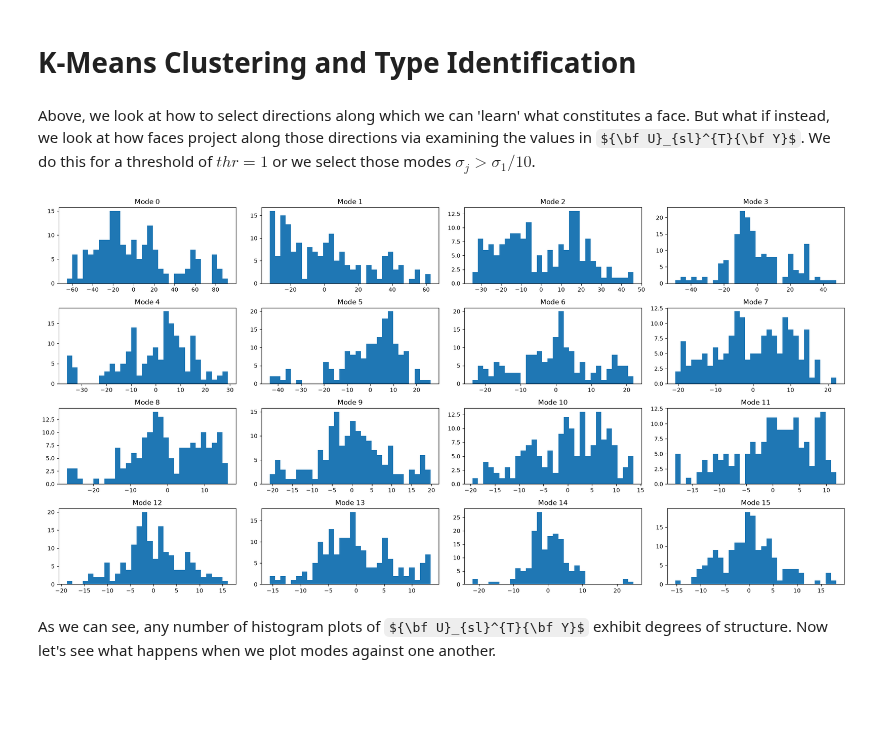
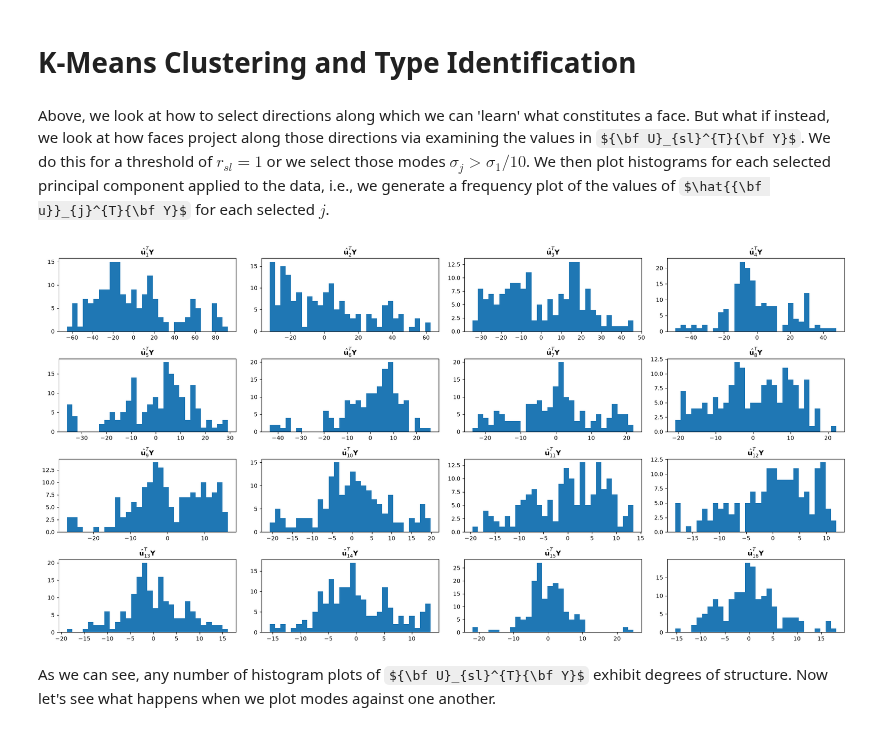
Before and after one commit to aadib2/Math_540_Fall_2026, a Jupyter notebook: Lecture_Notes_and_Code/Unsupervised_Learning/Applications_of_the_SVD_and_Cluster_Analysis.ipynb, the cells around one changed output. Cells and saved outputs as stored; diff of their text form; code cells hidden in the pictures; some formulas as TeX source; blank space fills up the shorter version.

```diff
--- a/Lecture_Notes_and_Code/Unsupervised_Learning/Applications_of_the_SVD_and_Cluster_Analysis.ipynb
+++ b/Lecture_Notes_and_Code/Unsupervised_Learning/Applications_of_the_SVD_and_Cluster_Analysis.ipynb
@@ -320,24 +320,25 @@ Yeah, so turns out Beans is not a human face.  And while that's obvious, this al
 # %% [markdown]
 # K-Means Clustering and Type Identification
 # %% [markdown]
-Above, we look at how to select directions along which we can 'learn' what constitutes a face.  But what if instead, we look at how faces project along those directions via examining the values in ${\bf U}_{sl}^{T}{\bf Y}$.  We do this for a threshold of $thr=1$ or we select those modes $\sigma_{j}>\sigma_{1}/10$.
+Above, we look at how to select directions along which we can 'learn' what constitutes a face.  But what if instead, we look at how faces project along those directions via examining the values in ${\bf U}_{sl}^{T}{\bf Y}$.  We do this for a threshold of $r_{sl}=1$ or we select those modes $\sigma_{j}>\sigma_{1}/10$.  We then plot histograms for each selected principal component applied to the data, i.e., we generate a frequency plot of the values of $\hat{{\bf u}}_{j}^{T}{\bf Y}$ for each selected $j$.
 # %%
 zero_avg, avg = zero_mean(image_mat)
 u, s = mode_builder(zero_avg)
 u_red = mode_selector(u, s, 1.)
 
 projected_images = u_red.T @ zero_avg
 num_modes = u_red.shape[1]
 
 fig, axes = plt.subplots(4, 4, figsize=(20, 10))
 ax = axes.ravel()
 num_bins = 30
 for jj in range(16):
   ax[jj].hist(projected_images[jj, :], bins=num_bins)
-  ax[jj].set_title(f"Mode {jj}")
+  jstr = str(jj+1)
+  ax[jj].set_title(r"$\hat{{\bf u}}_{%s}^{T}{\bf Y}$" %jstr)
 plt.tight_layout()
 # %% [output]
-[figure, old version]
+[figure, new version]
 # %% [markdown]
 As we can see, any number of histogram plots of ${\bf U}_{sl}^{T}{\bf Y}$ exhibit degrees of structure.  Now let's see what happens when we plot modes against one another.
 # %%
```
Also changed, not shown: parts of 9 cells of this notebook.
